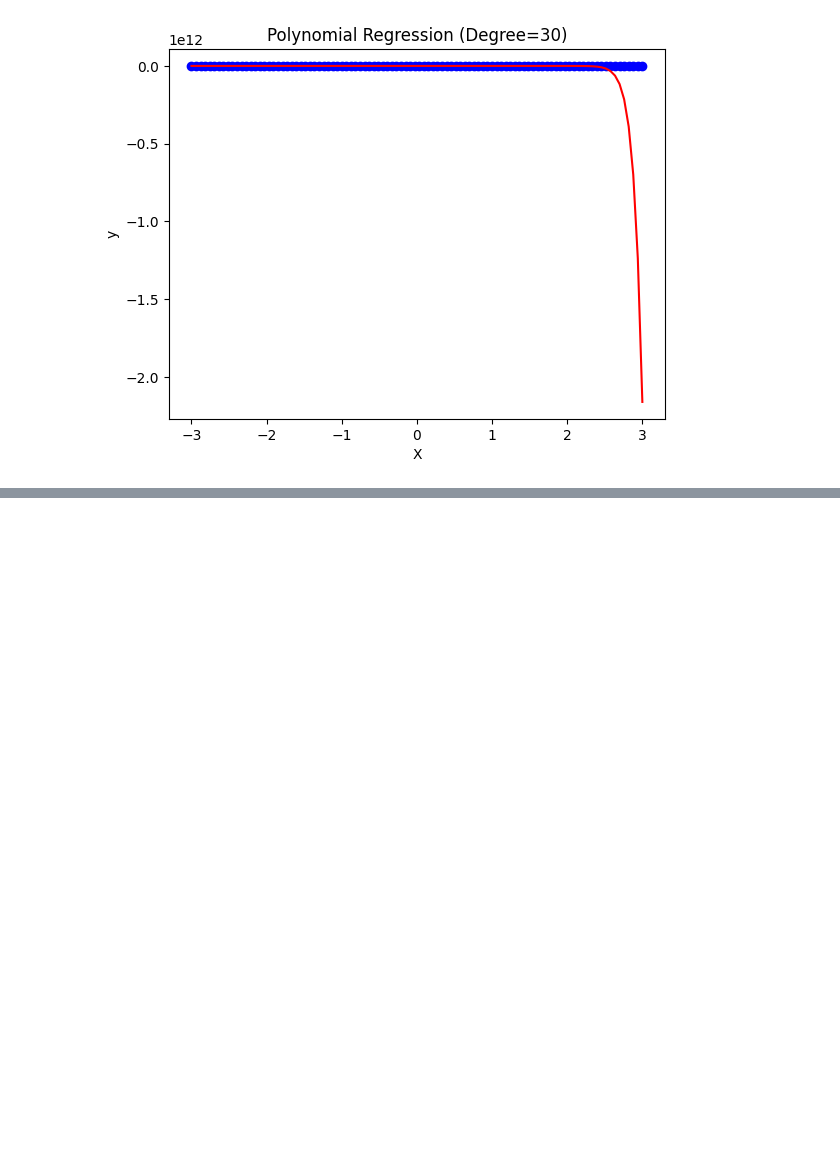
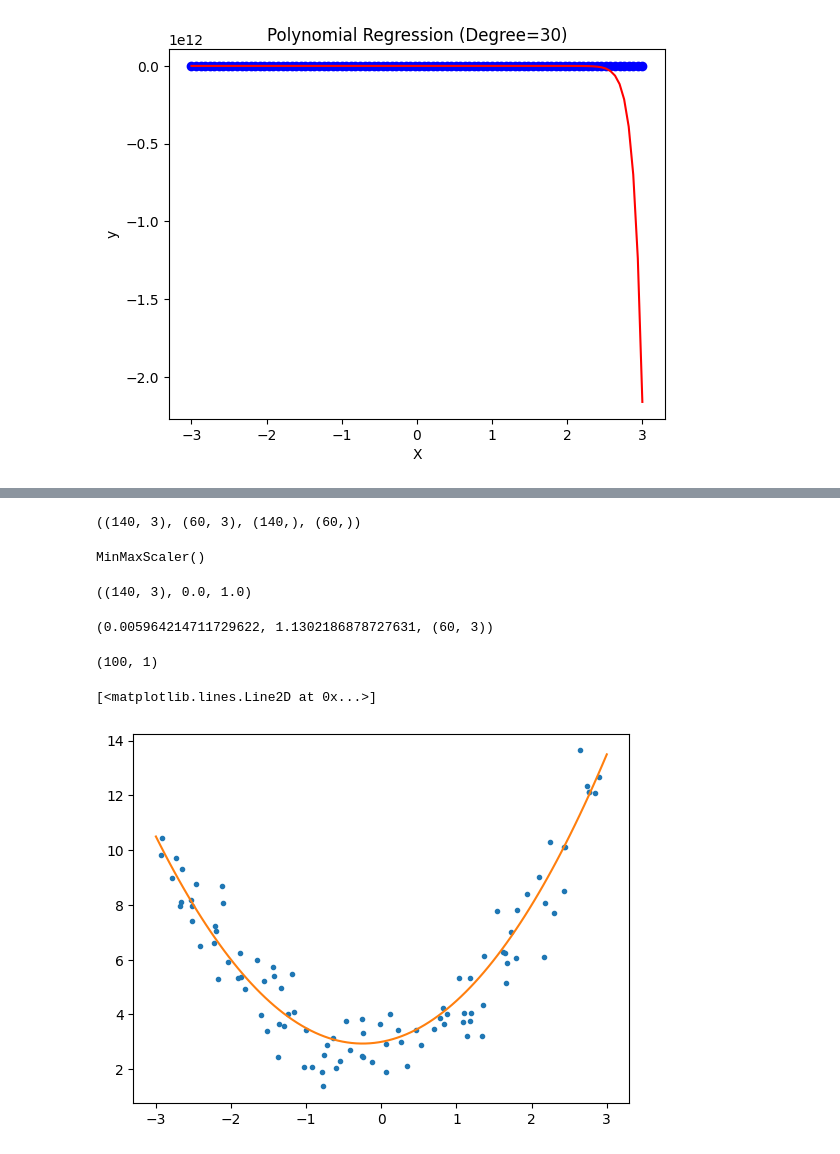
Before and after one commit to mosendamnit/AI-muhsin-OPA23, a Jupyter notebook: practicing_code/practicing_codes.ipynb, the cells around one changed output, grey strips where cells are left out. Cells and saved outputs as stored; diff of their text form; code cells hidden in the pictures; blank space fills up the shorter version.

```diff
--- a/practicing_code/practicing_codes.ipynb
+++ b/practicing_code/practicing_codes.ipynb
@@ -645,3 +739,59 @@ plt.show()
+# %%
+from sklearn.model_selection import train_test_split
+
+# help(train_test_split)
+
+X_train, X_test, y_train, y_test = train_test_split(
+    X, y, test_size=0.3, random_state=42
+)
+
+X_train.shape , X_test.shape , y_train.shape , y_test.shape
+# %% [output]
+((140, 3), (60, 3), (140,), (60,))
+# %%
+from sklearn.preprocessing import MinMaxScaler
+
+scaler = MinMaxScaler()
+
+scaler.fit(X_train)
+scaler
+# %% [output]
+MinMaxScaler()
+# %%
+scaled_X_train = scaler.transform(X_train)
+
+scaled_X_test = scaler.transform(X_test)
+
+
+scaled_X_train.shape , scaled_X_train.min() , scaled_X_train.max()
+# %% [output]
+((140, 3), 0.0, 1.0)
+# %%
+scaled_X_test.min(), scaled_X_test.max() , scaled_X_test.shape
+# %% [output]
+(0.005964214711729622, 1.1302186878727631, (60, 3))
+# %%
+import numpy as np
+import matplotlib.pyplot as plt
+
+sample = 100
+
+X = np.random.uniform(-3,3 , (sample, 1))
+X.shape
+# %% [output]
+(100, 1)
+# %%
+f = lambda x:  x**2 + 0.5*x + 3
+
+y = f(X) + np.random.randn(sample, 1)
+
+x = np.linspace(-3,3, sample)
+
+plt.plot(X,y, '.')
+plt.plot(x , f(x))
+# %% [output]
+[<matplotlib.lines.Line2D at 0x...>]
+[figure, added]
 # %%
 from sklearn.preprocessing import PolynomialFeatures
 
```
Also changed, not shown: parts of 30 cells of this notebook.
